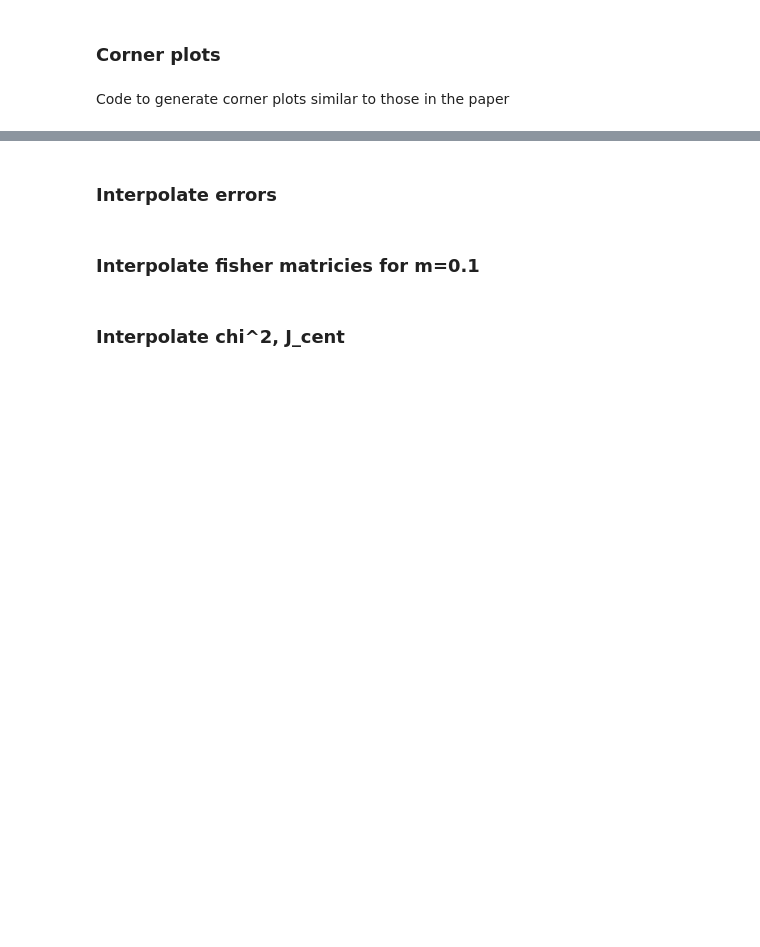
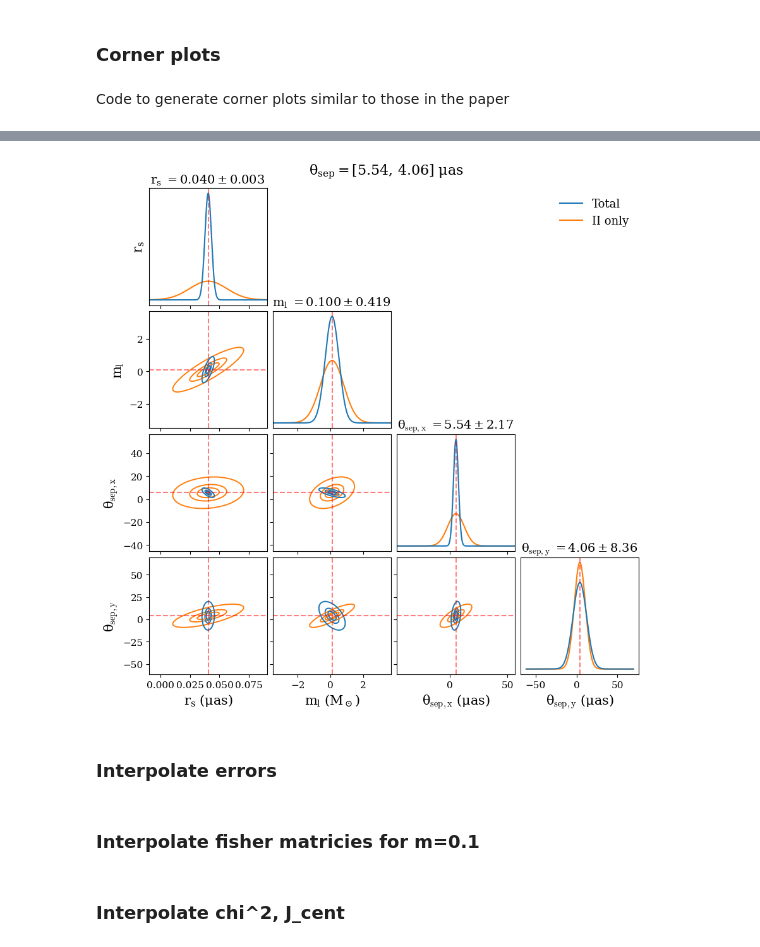
Before and after one commit to abby-moran/Quasar_microlensing_public, a Jupyter notebook: interp_grid01.ipynb, the cells around one changed output, grey strips where cells are left out. Drawn from its saved outputs; the diff is of its cells as text; code cells hidden in the pictures; blank space fills up the shorter version.

```diff
--- a/interp_grid01.ipynb
+++ b/interp_grid01.ipynb
@@ -1091,5 +1110,5 @@ plt.savefig('figures/corner01_res.pdf', bbox_inches='tight')
 # %%
-idx=99
+idx=56
 pos_x_corner=(position_01[idx][0]-4000)*theta_step
 pos_y_corner=(position_01[idx][1]-4000)*theta_step
 mass_01_combo[idx]
@@ -1172,34 +1191,36 @@ for i in range(ndim):
                 plot_cov_ellipse(mean_ij, cov2_ij, ax, n_sigma=n_sigma,
                                  edgecolor=c, linewidth=1.4)
             for p, c, lw in zip(percentiles, colors, linewidths):
                 n_sigma = np.sqrt(scipy.stats.chi2.ppf(p, df=2))  # df=2 for 2D
                 plot_cov_ellipse(mean_ij, cov1_ij, ax, n_sigma=n_sigma,
                                  edgecolor=c, linewidth=1.4)
 
         ax.tick_params(labelsize=11)
 
 for i in range(ndim):
     for j in range(ndim):
         ax = axes[i, j]
         if i != ndim - 1:
             ax.tick_params(labelbottom=False)
         if j != 0:
             ax.tick_params(labelleft=False)
         #if i!=j+1:
         ax.set_xlabel(f"{varlabels[j]} ({units[j]})", fontsize=15)
         if i>-1 and j==0:
             ax.set_ylabel(f"{varlabels[i]}", fontsize=15)
 
 axes[0, -1].plot([], [], color="C0", label="Total")
 axes[0, -1].plot([], [], color="C1", label="II only")
 axes[0, -1].legend(frameon=False, fontsize=13)
 
 title=r'$\theta_{{sep}} = [$' + str(format(pos_x_corner*rad_to_arcsec, '.2f')) + ', ' + str(format(pos_y_corner*rad_to_arcsec, '.2f')) + r'$]\ \mu$as'
-axes[1, -1].text(0.5, 0.5, title, fontsize=16, ha='center', va='center', transform=axes[1, -1].transAxes)
+fig.text( 0.5, 0.92, title, ha='center', va='top', fontsize=16)
 #plt.show()
 
 plt.savefig('figures/corner01_unres.pdf', bbox_inches='tight')
 #FileLink('figures/corner01_unres.pdf')
+# %% [output]
+[figure, added]
 # %% [markdown]
 ### Interpolate errors
 # %%
```
Also changed, not shown: parts of 5 cells of this notebook, 9 other files.
